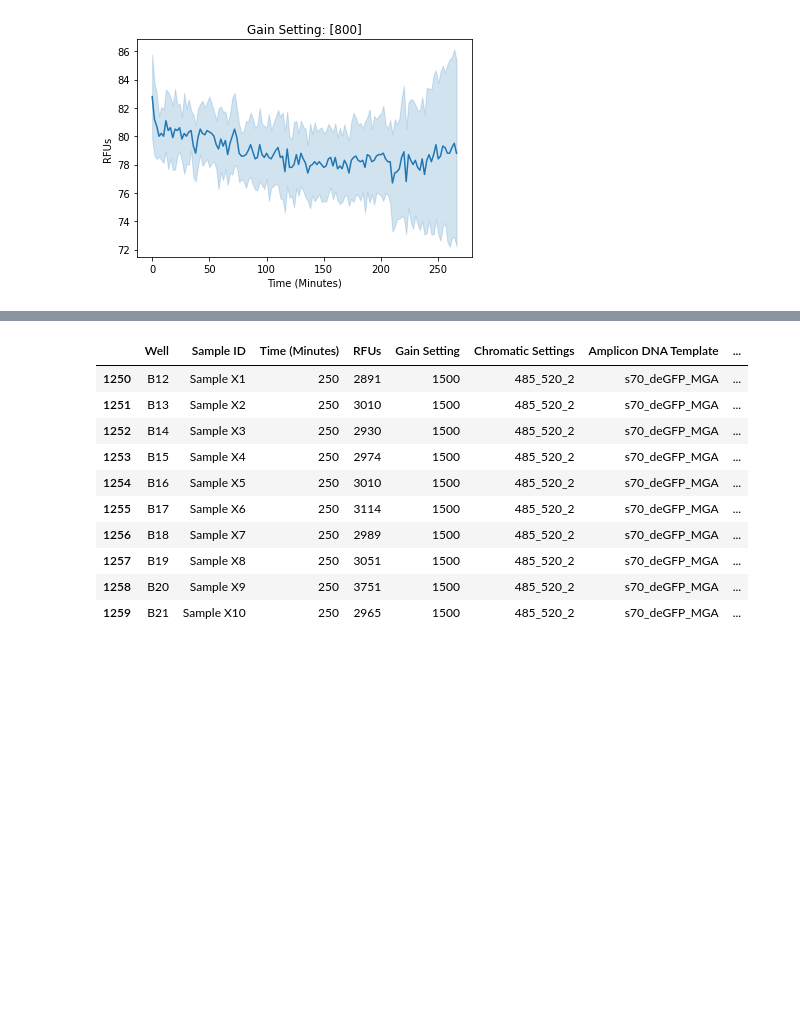
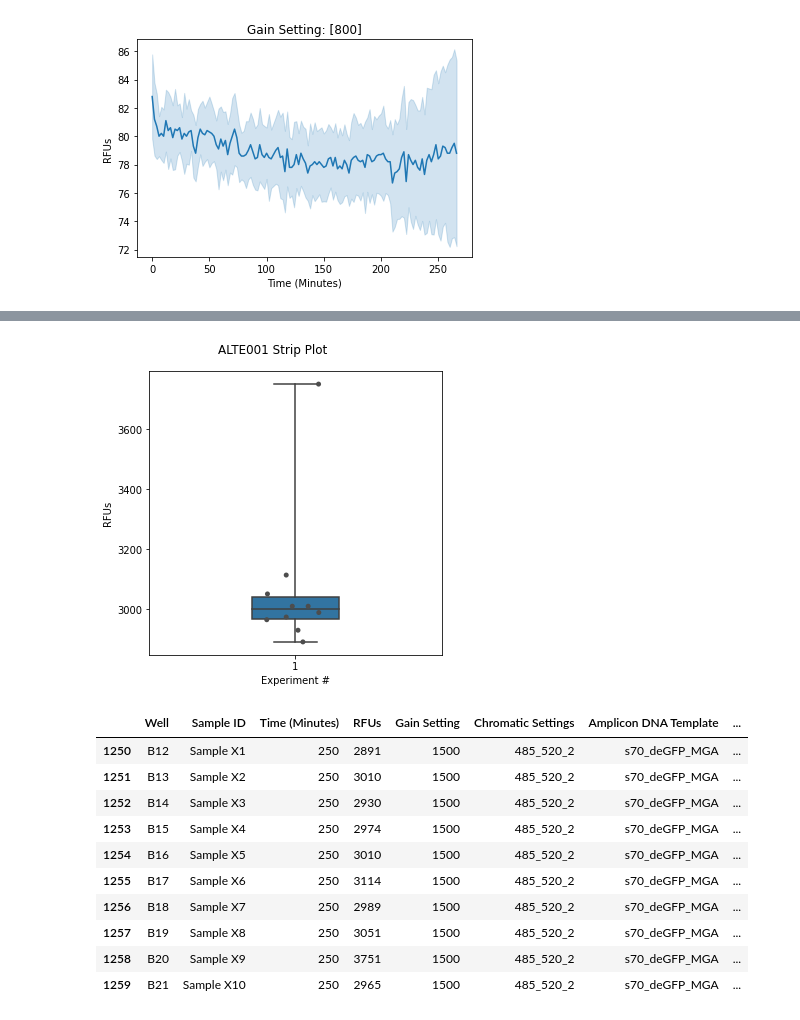
Before and after one commit to aperkins19/NLLAB_OT2_PURE, a Jupyter notebook: Technical_error_active_learning/Analysis_directory/src/data_preprocessing/cfps_2_individual_experiment_plotting.ipynb, the cells around one changed output, grey strips where cells are left out. Cells and saved outputs as stored; diff of their text form; code cells hidden in the pictures; blank space fills up the shorter version.

Commit message:
Added Stripplots

```diff
--- a/Technical_error_active_learning/Analysis_directory/src/data_preprocessing/cfps_2_individual_experiment_plotting.ipynb
+++ b/Technical_error_active_learning/Analysis_directory/src/data_preprocessing/cfps_2_individual_experiment_plotting.ipynb
@@ -223,3 +233,35 @@ sns.barplot(
+# %%
+fig = plt.figure(figsize=(5,5))
+
+ax = sns.boxplot(x="Experiment #", y="RFUs", data=timepoint, whis=np.inf, width=0.3)
+ax = sns.stripplot(x="Experiment #", y="RFUs", data=timepoint, color=".3")
+
+fig.suptitle(prefix+ " Strip Plot")
+fig.tight_layout()
+
+
+##### Save fig
+
+
+path = "/src/data/plots/"
+
+# make directory for sticking the output in
+if os.path.isdir(path) == False:
+    os.mkdir(path, mode=0o777)
+
+
+#navigate to tidy_data_files
+os.chdir(path)
+
+plt.savefig(prefix+"_box_strip_plot.png.png")
+
+
+#navigate home for neatness
+os.chdir('/src')
+
+plt.show()
+# %% [output]
+[figure, added]
 # %%
 timepoint
 # %% [output]
```
Also changed, not shown: parts of 2 cells of this notebook.
